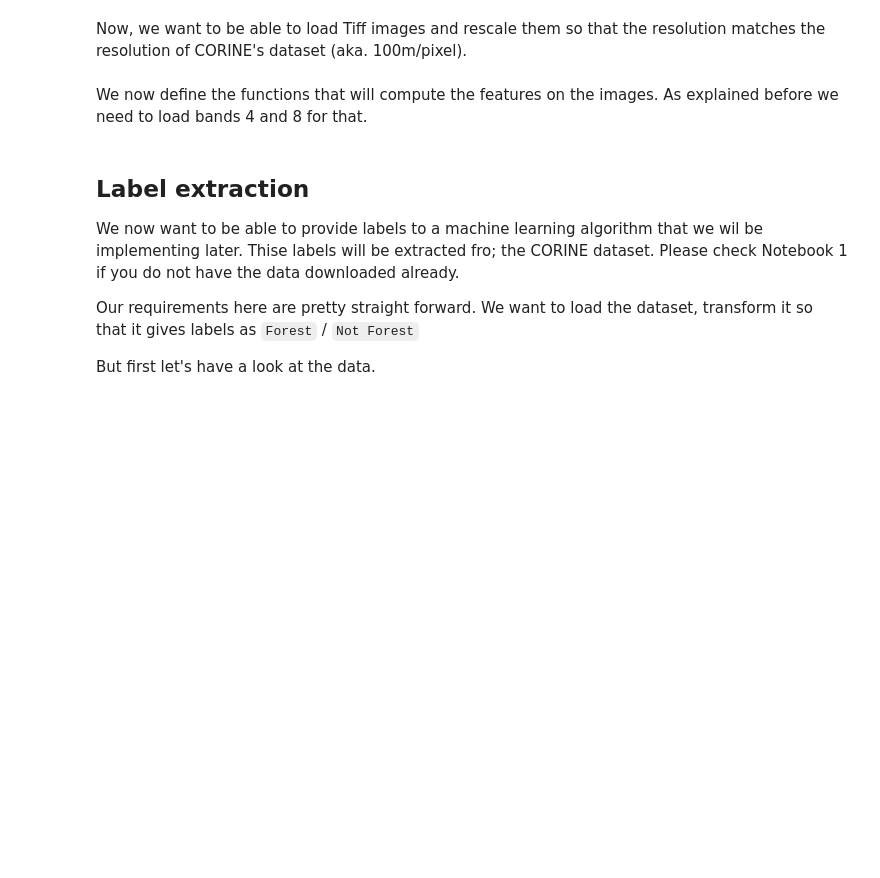
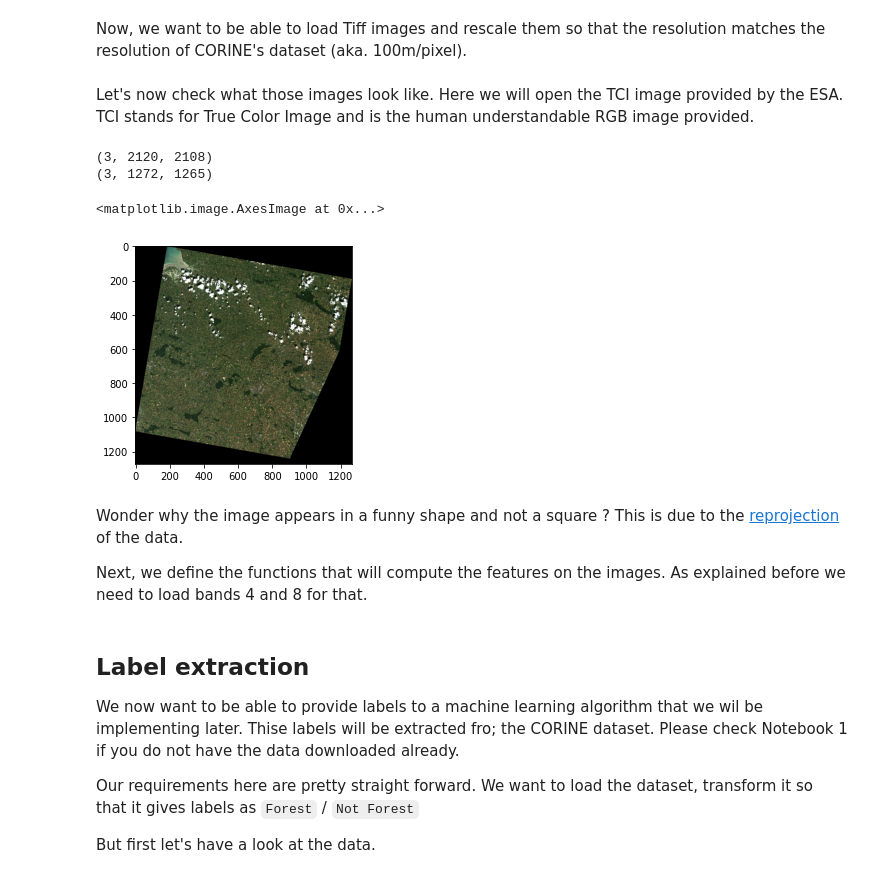
Before and after one commit to trog-levrai/forest-segmentation, a Jupyter notebook: notebooks/2 - Pre-processing.ipynb, the cells around one changed output. Drawn from its saved outputs; the diff is of its cells as text; code cells hidden in the pictures; blank space fills up the shorter version.

```diff
--- a/notebooks/2 - Pre-processing.ipynb
+++ b/notebooks/2 - Pre-processing.ipynb
@@ -60,16 +63,39 @@ def find_band(imgs, name):
     return next(filter(lambda x: name in x, imgs))
 # %% [markdown]
 Now, we want to be able to load Tiff images and rescale them so that the resolution matches the resolution of CORINE's dataset (aka. 100m/pixel).
-# %%
-def load_band(path, resampling_method, scale=10/100):
-    with rasterio.open(path) as t:
-        height, width = int(t.height * scale), int(t.width * scale) # We downsample ESA images to match CORINE's resolution
-        data = t.read(out_shape=(t.count, height, width), resampling=resampling_method)
-        transform = t.transform * t.transform.scale(
-            (t.width / data.shape[-1]),
-            (t.height / data.shape[-2])
-        )
-        return data, transform
+# %%
+def load_band(path, resampling_method=0, scale=None):
+    t = rasterio.open(path)
+    # First we ensure the proper CRS is used
+    if t.crs != CRS.from_epsg(3035):
+        data, transform = reproject(rasterio.band(t, [i+1 for i in range(t.count)]), dst_crs=CRS.from_epsg(3035))
+
+    # Second we resample the data to match CORINE's scale
+    if scale:
+        data = zoom(data, [1, scale, scale], order=resampling_method) # Becaused the SCL mask is classes, we should use nearest interpolation
+        transform = t.transform * t.transform.scale(
+            (t.width / data.shape[-1]),
+            (t.height / data.shape[-2])
+        )
+    crs, bounds = t.crs, t.bounds
+    t.close()
+    return data, (crs, transform, bounds)
+# %% [markdown]
+Let's now check what those images look like. Here we will open the TCI image provided by the ESA. TCI stands for True Color Image and is the human understandable RGB image provided.
+# %%
+tile = os.listdir(raw_data_path)[0] # Let's use the first tile
+img_dir = get_img_dir(tile)
+imgs = os.listdir(os.path.join(img_dir))
+tci_img = find_band(imgs, 'TCI')
+tci_data, _ = load_band(os.path.join(img_dir, tci_img), 0, scale=60/100)
+plt.imshow(np.rollaxis(tci_data, 0, 3))
+# %% [output]
+(3, 2120, 2108)
+(3, 1272, 1265)
+<matplotlib.image.AxesImage at 0x...>
+[figure, added]
 # %% [markdown]
-We now define the functions that will compute the features on the images. As explained before we need to load bands 4 and 8 for that.
+Wonder why the image appears in a funny shape and not a square ? This is due to the [reprojection](https://rasterio.readthedocs.io/en/latest/topics/reproject.html#reprojecting-a-geotiff-dataset) of the data.
+
+Next, we define the functions that will compute the features on the images. As explained before we need to load bands 4 and 8 for that.
 # %%
```
Also changed, not shown: parts of 8 cells of this notebook, 4 other files.
